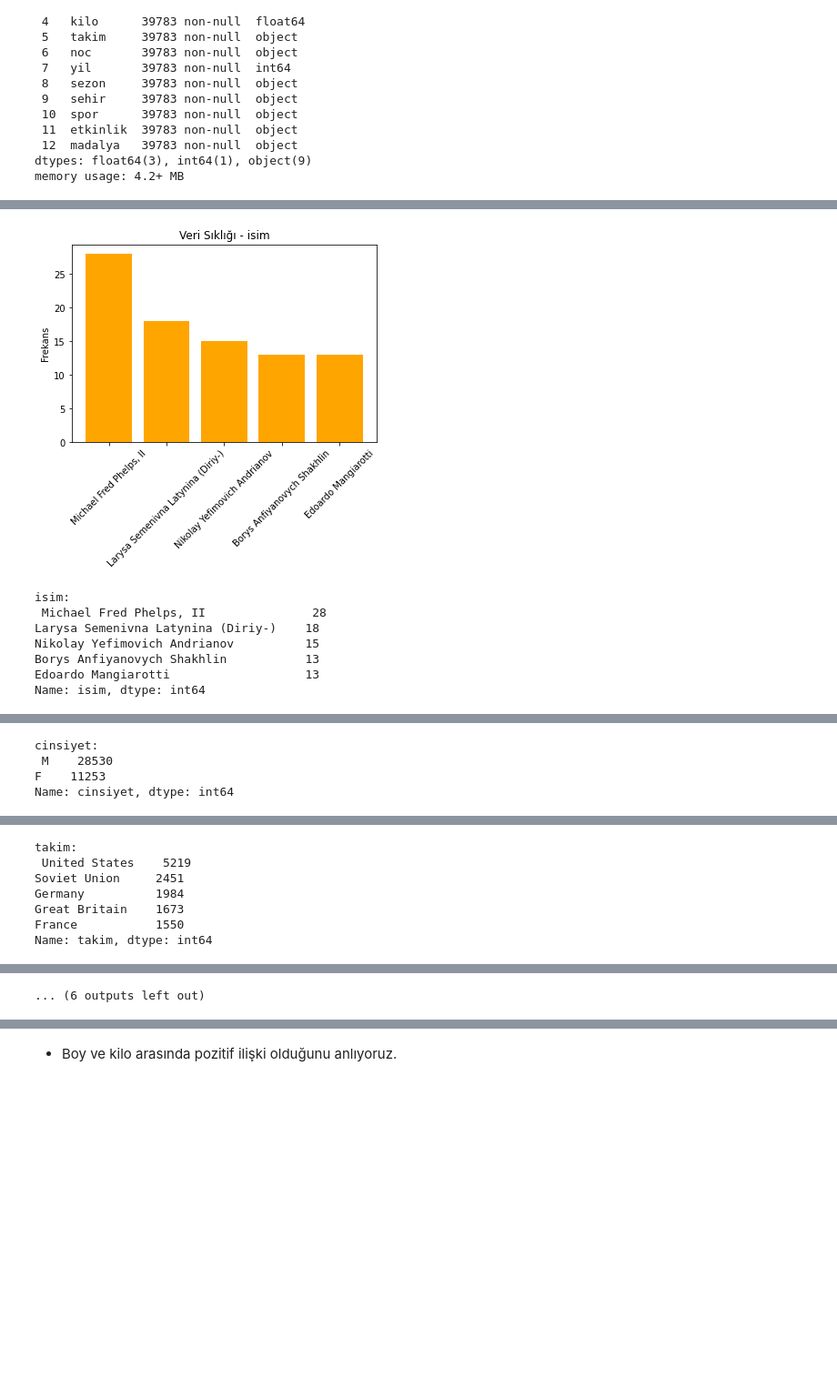
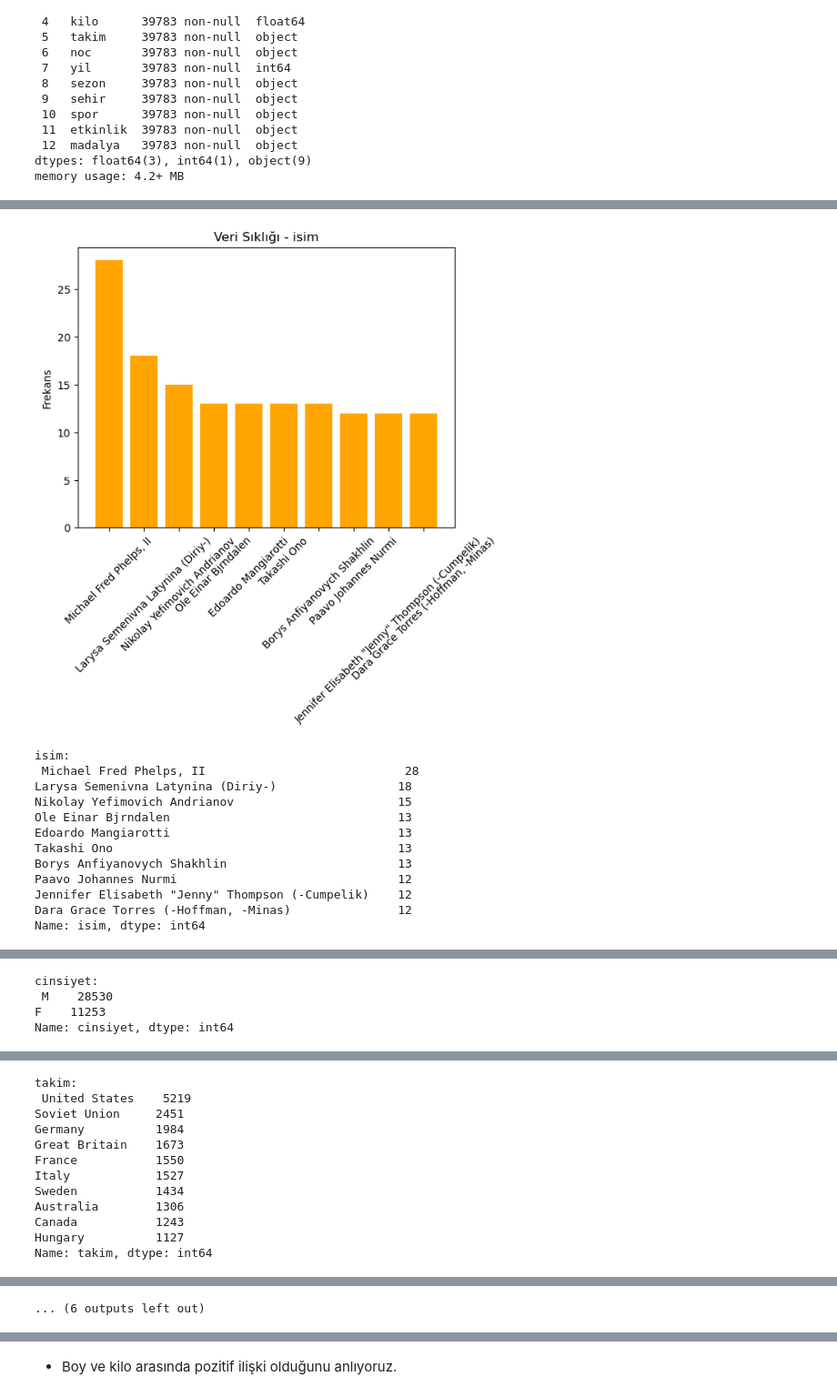
Before and after one commit to MertUrper/Exploratory-Data-Analysis-EDA-, a Jupyter notebook: EDA_olimpiyatlar.ipynb, the cells around one changed output, grey strips where cells are left out. Shown at 91% size. Cells and saved outputs as stored; diff of their text form; code cells hidden in the pictures; blank space fills up the shorter version.

```diff
--- a/EDA_olimpiyatlar.ipynb
+++ b/EDA_olimpiyatlar.ipynb
@@ -309,10 +303,6 @@ Bu bölümde veri içerisinde bulunan sayısal ve kategorik verilerin tek tek in
 # %%
 # öncelikli olarak histogram grafiğini elde edeceğimiz metodumuzu yazalım.
 def plotHistogram(degisken):
-    """
-        Girdi: Değişken/sütun ismi
-        Çıktı: Histogram grafiği
-    """
 
     plt.figure()
     plt.hist(data[degisken], bins = 85, color = "orange")
@@ -369,0 +335,8 @@ plt.show()
+# %%
+# yıl dışında kalanlar için box plot çizdirelim
+sayisal_degisken2 = ["yas", "boy", "kilo"]
+for i in sayisal_degisken2:
+    sns.boxplot(data[i], data = data)
+    plt.title(f" '{i}' Değişkeni için Kutu Grafiği")
+    plt.xlabel(f"{i}")
+    plt.show()
@@ -382,12 +359,8 @@ plt.show()
 * Kategorik değişkenleri incelemek ve yorumlamak için bar grafiklerini kullanacağız.
 # %%
 # öncelikli olarak bar grafiğini elde edeceğimiz metodumuzu yazalım.
-def plotBar(degisken,n = 5):
-    """
-        Girdi: Değişken/sütun ismi
-               n = en önemli 10 eşsiz değer
-        Çıktı: Bar grafiği
-    """
+def plotBar(degisken,n = 10):
+
     veri_ = data[degisken]
     veri_sayma = veri_.value_counts()
     veri_sayma = veri_sayma[:n]
@@ -401,15 +374,20 @@ def plotBar(degisken,n = 5):
     print("{}: \n {}".format(degisken, veri_sayma))
 # %%
 # sayısal değişkenler için histogram çizdirelim
-kategorik_degisken = ["isim", "cinsiyet", "takim", "uok", "sezon", "sehir", "spor", "etkinlik", "madalya"]
+kategorik_degisken = ["isim", "cinsiyet", "takim", "noc", "sezon", "sehir", "spor", "etkinlik", "madalya"]
 for i in kategorik_degisken:
     plotBar(i)
 # %% [output]
-[figure, old version]
+[figure, new version]
 isim:
- Michael Fred Phelps, II               28
-Larysa Semenivna Latynina (Diriy-)    18
-Nikolay Yefimovich Andrianov          15
-Borys Anfiyanovych Shakhlin           13
-Edoardo Mangiarotti                   13
+ Michael Fred Phelps, II                            28
+Larysa Semenivna Latynina (Diriy-)                 18
+Nikolay Yefimovich Andrianov                       15
+Ole Einar Bjrndalen                                13
+Edoardo Mangiarotti                                13
+Takashi Ono                                        13
+Borys Anfiyanovych Shakhlin                        13
+Paavo Johannes Nurmi                               12
+Jennifer Elisabeth "Jenny" Thompson (-Cumpelik)    12
+Dara Grace Torres (-Hoffman, -Minas)               12
 Name: isim, dtype: int64
@@ -425,4 +403,9 @@ Soviet Union     2451
 Germany          1984
 Great Britain    1673
 France           1550
+Italy            1527
+Sweden           1434
+Australia        1306
+Canada           1243
+Hungary          1127
 Name: takim, dtype: int64
```
Also changed, not shown: parts of 53 cells of this notebook.
